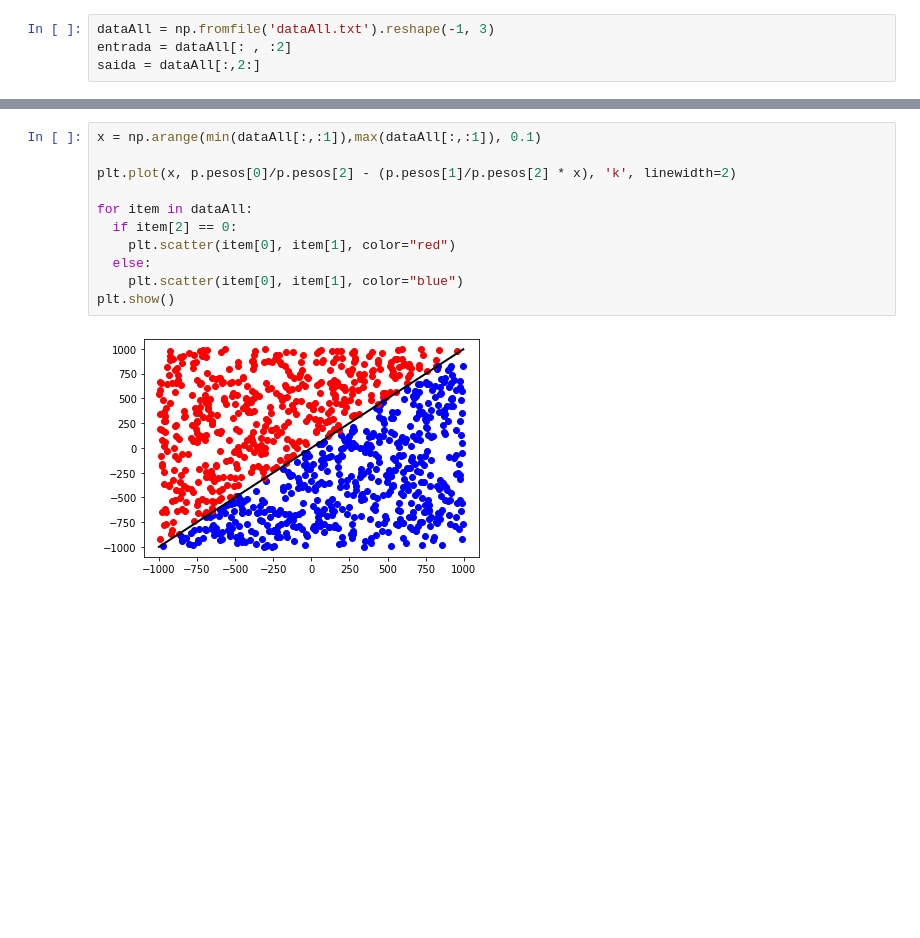
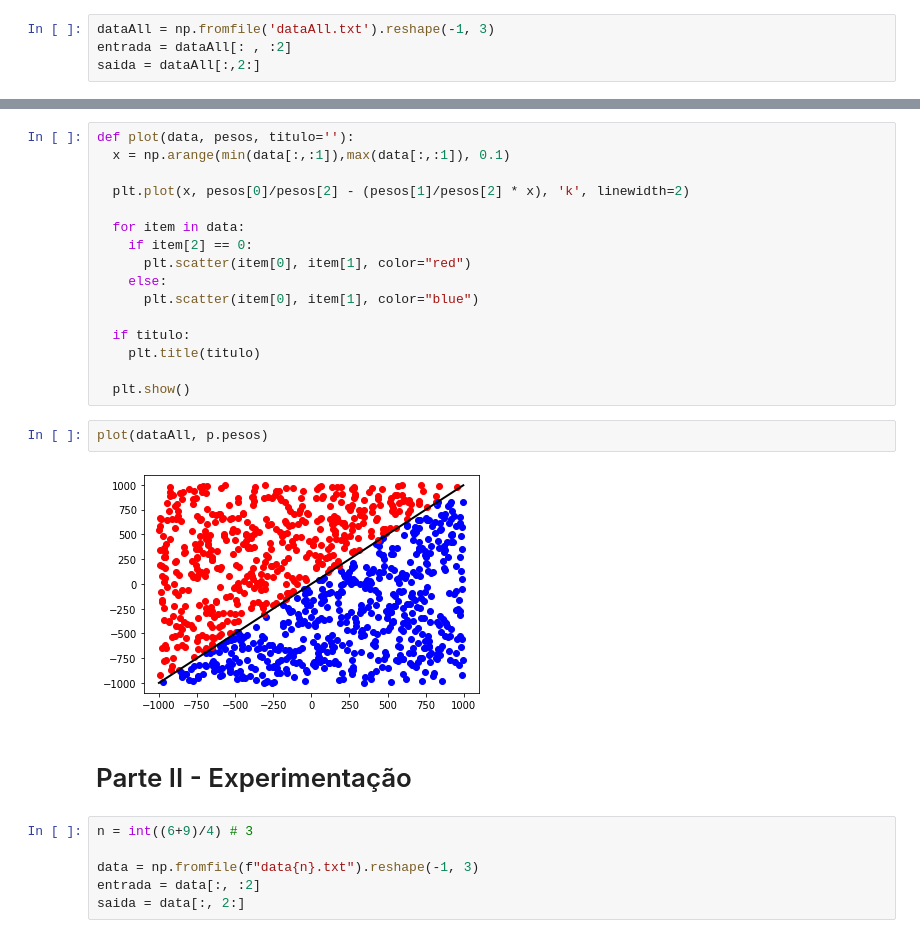
Before and after one commit to migvanderlei/rna-2-1, a Jupyter notebook: rna_rosenblatt_perceptron.ipynb, the cells around one changed output, grey strips where cells are left out. Saved outputs shown, nothing was run; the diff lists cells and outputs as text; blank space fills up the shorter version.

Commit message:
Parte II - Experimentação

```diff
--- a/rna_rosenblatt_perceptron.ipynb
+++ b/rna_rosenblatt_perceptron.ipynb
@@ -90,13 +111,28 @@ Ajuste:  [  0.78666951 163.94140512 -98.64545728]
 # %%
-x = np.arange(min(dataAll[:,:1]),max(dataAll[:,:1]), 0.1)
+def plot(data, pesos, titulo=''):
+  x = np.arange(min(data[:,:1]),max(data[:,:1]), 0.1)
 
-plt.plot(x, p.pesos[0]/p.pesos[2] - (p.pesos[1]/p.pesos[2] * x), 'k', linewidth=2)
+  plt.plot(x, pesos[0]/pesos[2] - (pesos[1]/pesos[2] * x), 'k', linewidth=2)
 
-for item in dataAll:
-  if item[2] == 0:
-    plt.scatter(item[0], item[1], color="red")
-  else:
-    plt.scatter(item[0], item[1], color="blue")
-plt.show()
+  for item in data:
+    if item[2] == 0:
+      plt.scatter(item[0], item[1], color="red")
+    else:
+      plt.scatter(item[0], item[1], color="blue")
+
+  if titulo:
+    plt.title(titulo)
+
+  plt.show()
-# %% [output]
-[figure, removed]
+# %%
+plot(dataAll, p.pesos)
+# %% [output]
+[figure, added]
+# %% [markdown]
+# Parte II - Experimentação
+# %%
+n = int((6+9)/4) # 3
+
+data = np.fromfile(f"data{n}.txt").reshape(-1, 3)
+entrada = data[:, :2]
+saida = data[:, 2:]
```
Also changed, not shown: parts of 9 cells of this notebook.
